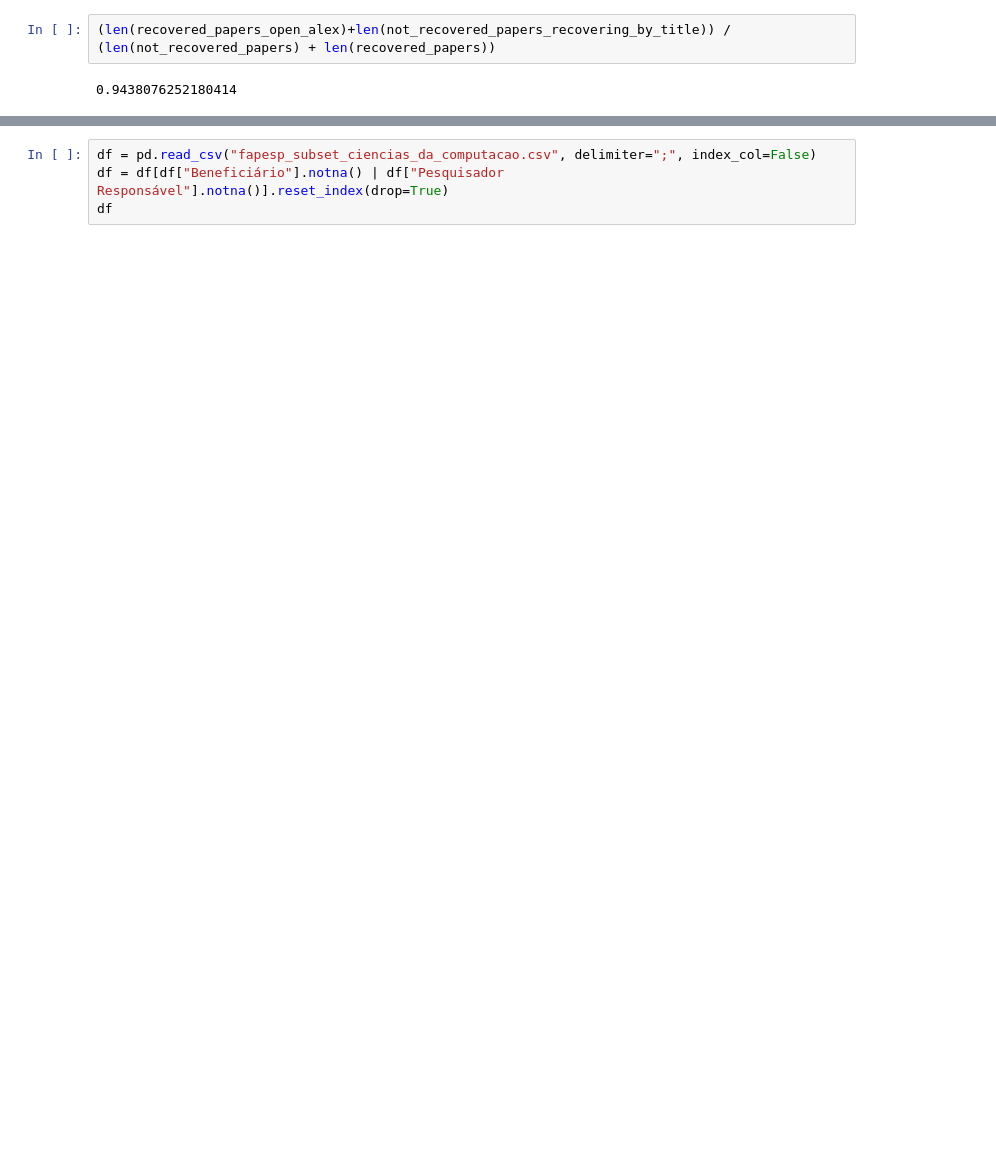
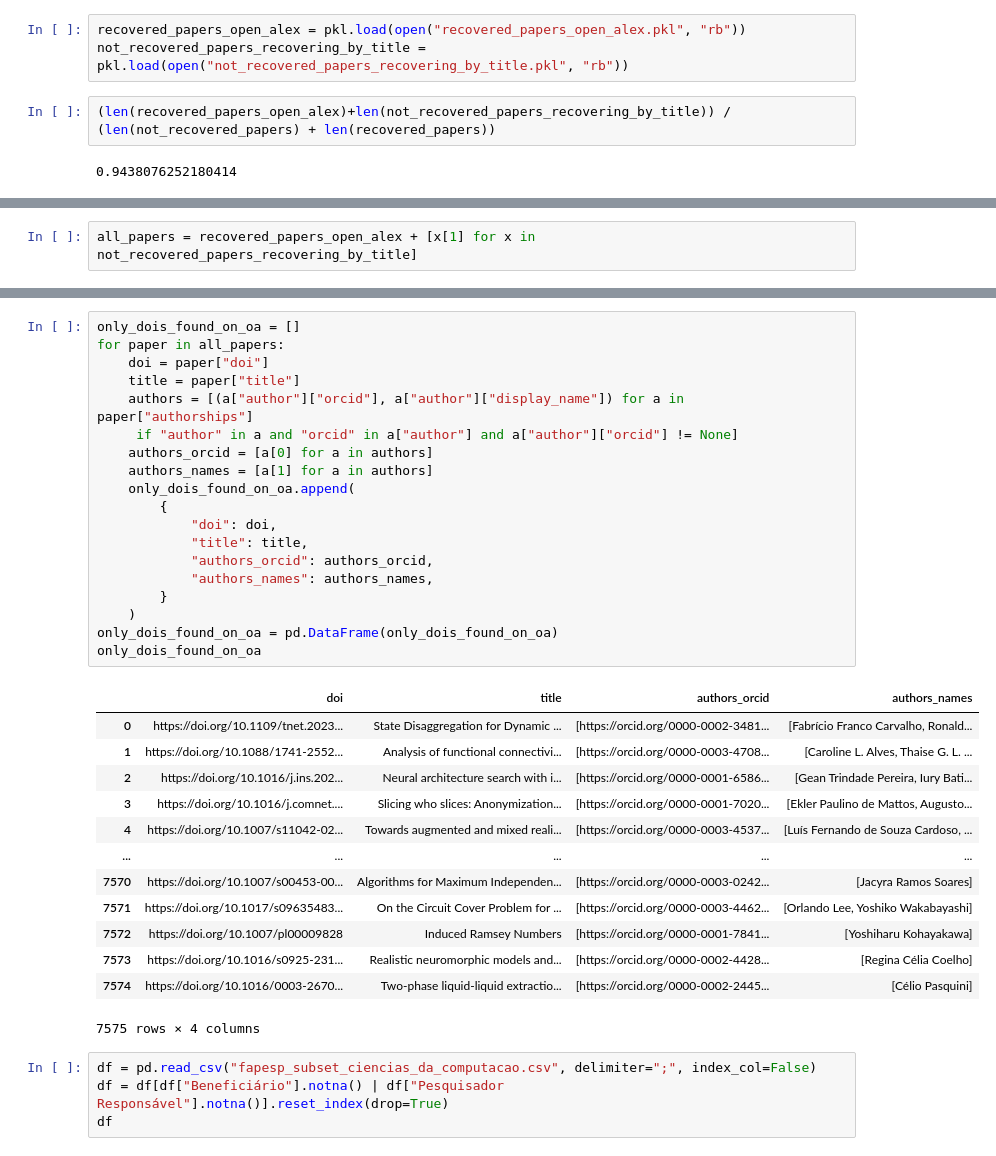
Before and after one commit to machadoprx/ml_applied_to_scientometrics, a Jupyter notebook: notebooks/00 - Fapesp Dataset Acquisition.ipynb, the cells around one changed output, grey strips where cells are left out. Cells and saved outputs as stored; diff of their text form; blank space fills up the shorter version.

Commit message:
openalex authors matching

```diff
--- a/notebooks/00 - Fapesp Dataset Acquisition.ipynb
+++ b/notebooks/00 - Fapesp Dataset Acquisition.ipynb
@@ -87,3 +86,6 @@ pkl.dump(not_recovered_papers_recovering_by_title, open("not_recovered_papers_re
+# %%
+recovered_papers_open_alex = pkl.load(open("recovered_papers_open_alex.pkl", "rb"))
+not_recovered_papers_recovering_by_title = pkl.load(open("not_recovered_papers_recovering_by_title.pkl", "rb"))
 # %%
 (len(recovered_papers_open_alex)+len(not_recovered_papers_recovering_by_title)) / (len(not_recovered_papers) + len(recovered_papers))
 # %% [output]
@@ -110,0 +97,2 @@ not_recovered_papers_recovering_by_title[0]
+# %%
+all_papers = recovered_papers_open_alex + [x[1] for x in not_recovered_papers_recovering_by_title]
@@ -111,3 +119,36 @@ not_recovered_papers_recovering_by_title[0]
+# %%
+only_dois_found_on_oa = []
+for paper in all_papers:
+    doi = paper["doi"]
+    title = paper["title"]
+    authors = [(a["author"]["orcid"], a["author"]["display_name"]) for a in paper["authorships"]
+     if "author" in a and "orcid" in a["author"] and a["author"]["orcid"] != None]
+    authors_orcid = [a[0] for a in authors]
+    authors_names = [a[1] for a in authors]
+    only_dois_found_on_oa.append(
+        {
+            "doi": doi,
+            "title": title,
+            "authors_orcid": authors_orcid,
+            "authors_names": authors_names,
+        }
+    )
+only_dois_found_on_oa = pd.DataFrame(only_dois_found_on_oa)
+only_dois_found_on_oa
+# %% [output]
+|  | doi | title | authors_orcid | authors_names |
+| 0 | https://doi.org/10.1109/tnet.2023... | State Disaggregation for Dynamic ... | [https://orcid.org/0000-0002-3481... | [Fabrício Franco Carvalho, Ronald... |
+| 1 | https://doi.org/10.1088/1741-2552... | Analysis of functional connectivi... | [https://orcid.org/0000-0003-4708... | [Caroline L. Alves, Thaise G. L. ... |
+| 2 | https://doi.org/10.1016/j.ins.202... | Neural architecture search with i... | [https://orcid.org/0000-0001-6586... | [Gean Trindade Pereira, Iury Bati... |
+| 3 | https://doi.org/10.1016/j.comnet.... | Slicing who slices: Anonymization... | [https://orcid.org/0000-0001-7020... | [Ekler Paulino de Mattos, Augusto... |
+| 4 | https://doi.org/10.1007/s11042-02... | Towards augmented and mixed reali... | [https://orcid.org/0000-0003-4537... | [Luís Fernando de Souza Cardoso, ... |
+| ... | ... | ... | ... | ... |
+| 7570 | https://doi.org/10.1007/s00453-00... | Algorithms for Maximum Independen... | [https://orcid.org/0000-0003-0242... | [Jacyra Ramos Soares] |
+| 7571 | https://doi.org/10.1017/s09635483... | On the Circuit Cover Problem for ... | [https://orcid.org/0000-0003-4462... | [Orlando Lee, Yoshiko Wakabayashi] |
+| 7572 | https://doi.org/10.1007/pl00009828 | Induced Ramsey Numbers | [https://orcid.org/0000-0001-7841... | [Yoshiharu Kohayakawa] |
+| 7573 | https://doi.org/10.1016/s0925-231... | Realistic neuromorphic models and... | [https://orcid.org/0000-0002-4428... | [Regina Célia Coelho] |
+| 7574 | https://doi.org/10.1016/0003-2670... | Two-phase liquid-liquid extractio... | [https://orcid.org/0000-0002-2445... | [Célio Pasquini] |
+7575 rows × 4 columns
 # %%
 df = pd.read_csv("fapesp_subset_ciencias_da_computacao.csv", delimiter=";", index_col=False)
 df = df[df["Beneficiário"].notna() | df["Pesquisador Responsável"].notna()].reset_index(drop=True)
```
Also changed, not shown: parts of 18 cells of this notebook.
